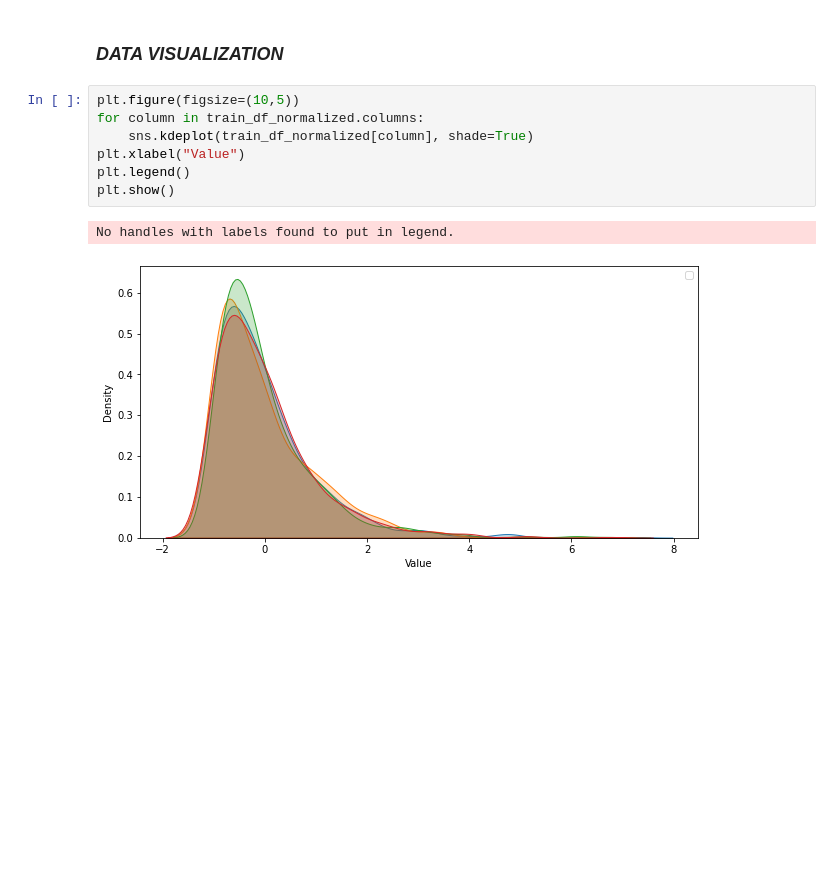
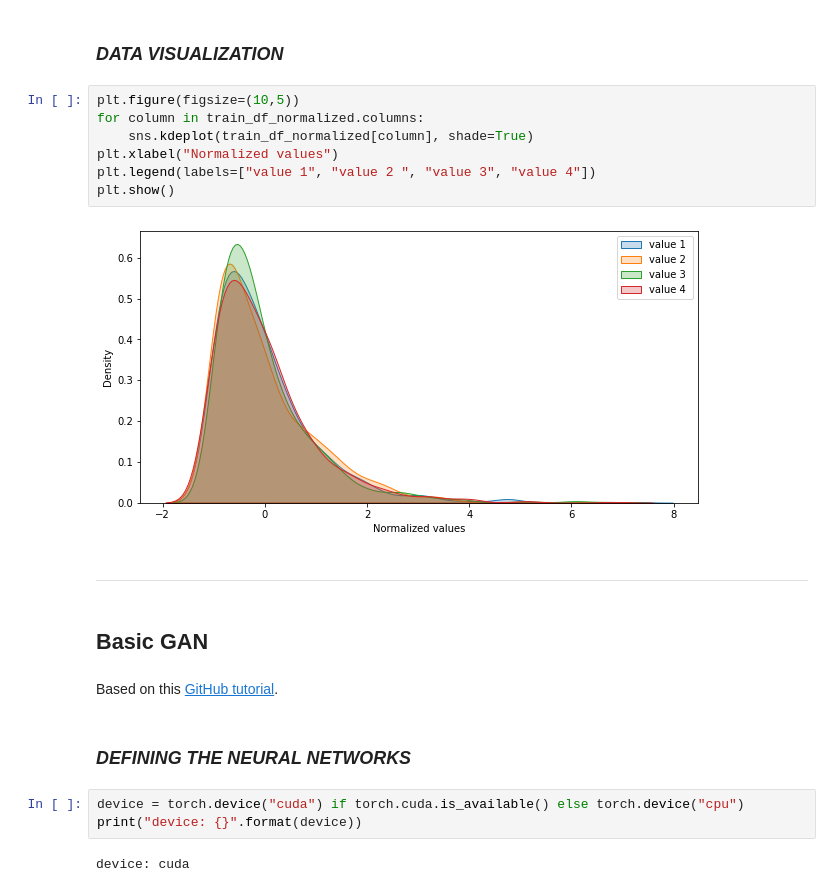
Before and after one commit to celine98/genhack, a Jupyter notebook: inference.ipynb, the cells around one changed output. Saved outputs shown, nothing was run; the diff lists cells and outputs as text; blank space fills up the shorter version.

Commit message:
basic gan

```diff
--- a/inference.ipynb
+++ b/inference.ipynb
@@ -65,10 +73,22 @@ display(train_df_normalized)
 # %%
 plt.figure(figsize=(10,5))
 for column in train_df_normalized.columns:
     sns.kdeplot(train_df_normalized[column], shade=True)
-plt.xlabel("Value")
-plt.legend()
+plt.xlabel("Normalized values")
+plt.legend(labels=["value 1", "value 2 ", "value 3", "value 4"])
 plt.show()
 # %% [output]
-No handles with labels found to put in legend.
-[figure, old version]
+[figure, new version]
+# %% [markdown]
+___
+# %% [markdown]
+## **Basic GAN**
+# %% [markdown]
+Based on this [GitHub tutorial](https://github.com/tomsercu/gan-tutorial-pytorch/blob/master/2019-04-23%20GAN%20Tutorial.ipynb).
+# %% [markdown]
+### *DEFINING THE NEURAL NETWORKS*
+# %%
+device = torch.device("cuda") if torch.cuda.is_available() else torch.device("cpu")
+print("device: {}".format(device))
+# %% [output]
+device: cuda
```
Also changed, not shown: parts of 14 cells of this notebook.
